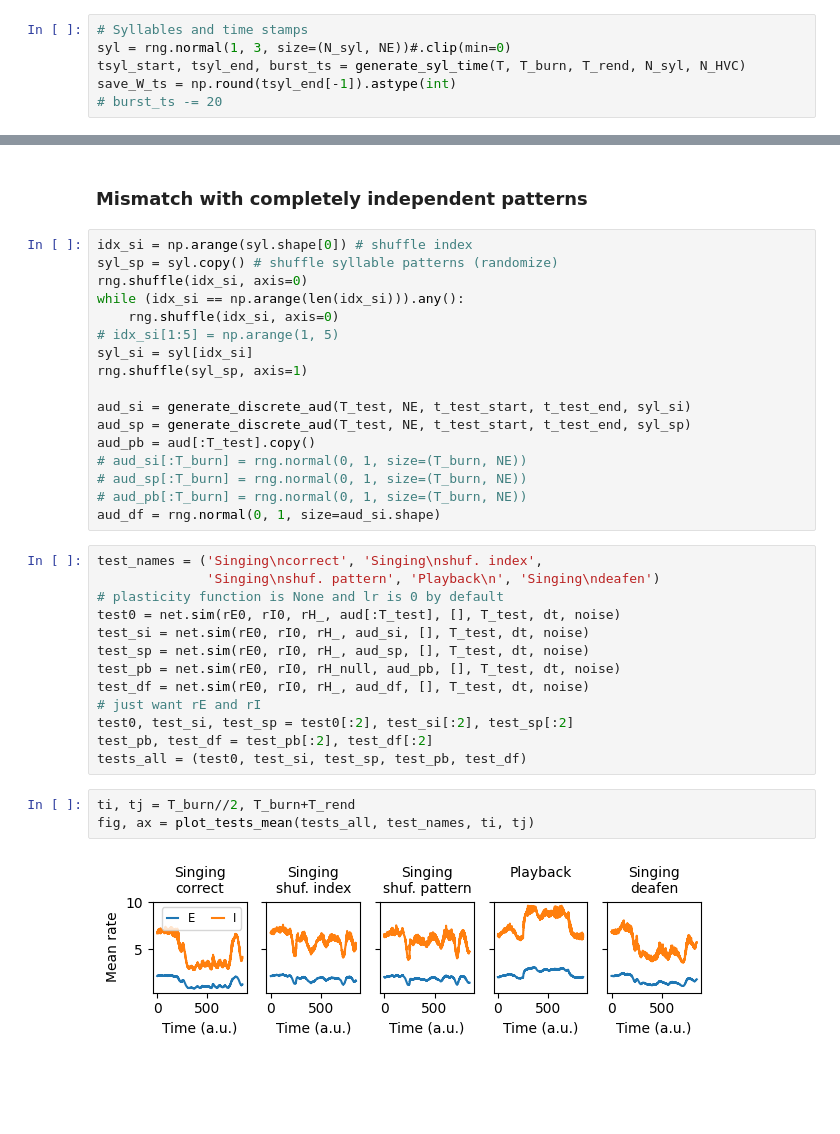
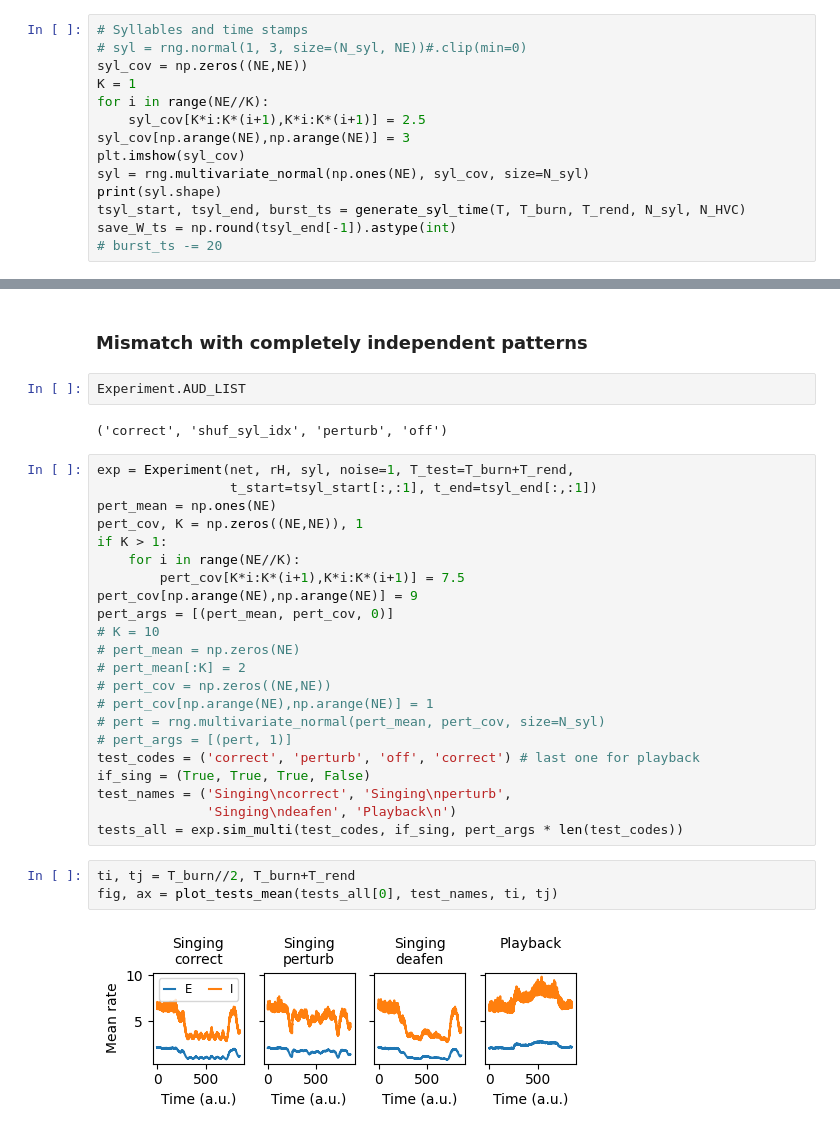
Before and after one commit to gongziyida/vocal-error-network, a Jupyter notebook: EI.ipynb, the cells around one changed output, grey strips where cells are left out. Saved outputs shown, nothing was run; the diff lists cells and outputs as text; blank space fills up the shorter version.

```diff
--- a/EI.ipynb
+++ b/EI.ipynb
@@ -21,7 +21,15 @@ T_burn = 500 # Burning
 T = T_burn + N_rend * T_rend # Total
 # %%
 # Syllables and time stamps
-syl = rng.normal(1, 3, size=(N_syl, NE))#.clip(min=0)
+# syl = rng.normal(1, 3, size=(N_syl, NE))#.clip(min=0)
+syl_cov = np.zeros((NE,NE))
+K = 1
+for i in range(NE//K):
+    syl_cov[K*i:K*(i+1),K*i:K*(i+1)] = 2.5
+syl_cov[np.arange(NE),np.arange(NE)] = 3
+plt.imshow(syl_cov)
+syl = rng.multivariate_normal(np.ones(NE), syl_cov, size=N_syl)
+print(syl.shape)
 tsyl_start, tsyl_end, burst_ts = generate_syl_time(T, T_burn, T_rend, N_syl, N_HVC)
 save_W_ts = np.round(tsyl_end[-1]).astype(int)
 # burst_ts -= 20
@@ -126,38 +138,34 @@ noise = 1
 # %% [markdown]
 ### Mismatch with completely independent patterns
-# %%
-idx_si = np.arange(syl.shape[0]) # shuffle index
-syl_sp = syl.copy() # shuffle syllable patterns (randomize)
-rng.shuffle(idx_si, axis=0)
-while (idx_si == np.arange(len(idx_si))).any():
-    rng.shuffle(idx_si, axis=0)
-# idx_si[1:5] = np.arange(1, 5)
-syl_si = syl[idx_si]
-rng.shuffle(syl_sp, axis=1)
-
-aud_si = generate_discrete_aud(T_test, NE, t_test_start, t_test_end, syl_si)
-aud_sp = generate_discrete_aud(T_test, NE, t_test_start, t_test_end, syl_sp)
-aud_pb = aud[:T_test].copy()
-# aud_si[:T_burn] = rng.normal(0, 1, size=(T_burn, NE))
-# aud_sp[:T_burn] = rng.normal(0, 1, size=(T_burn, NE))
-# aud_pb[:T_burn] = rng.normal(0, 1, size=(T_burn, NE))
-aud_df = rng.normal(0, 1, size=aud_si.shape)
-# %%
-test_names = ('Singing\ncorrect', 'Singing\nshuf. index',
-              'Singing\nshuf. pattern', 'Playback\n', 'Singing\ndeafen')
-# plasticity function is None and lr is 0 by default
-test0 = net.sim(rE0, rI0, rH_, aud[:T_test], [], T_test, dt, noise)
-test_si = net.sim(rE0, rI0, rH_, aud_si, [], T_test, dt, noise)
-test_sp = net.sim(rE0, rI0, rH_, aud_sp, [], T_test, dt, noise)
-test_pb = net.sim(rE0, rI0, rH_null, aud_pb, [], T_test, dt, noise)
-test_df = net.sim(rE0, rI0, rH_, aud_df, [], T_test, dt, noise)
-# just want rE and rI
-test0, test_si, test_sp = test0[:2], test_si[:2], test_sp[:2]
-test_pb, test_df = test_pb[:2], test_df[:2]
-tests_all = (test0, test_si, test_sp, test_pb, test_df)
+# %%
+Experiment.AUD_LIST
+# %% [output]
+('correct', 'shuf_syl_idx', 'perturb', 'off')
+# %%
+exp = Experiment(net, rH, syl, noise=1, T_test=T_burn+T_rend,
+                 t_start=tsyl_start[:,:1], t_end=tsyl_end[:,:1])
+pert_mean = np.ones(NE)
+pert_cov, K = np.zeros((NE,NE)), 1
+if K > 1:
+    for i in range(NE//K):
+        pert_cov[K*i:K*(i+1),K*i:K*(i+1)] = 7.5
+pert_cov[np.arange(NE),np.arange(NE)] = 9
+pert_args = [(pert_mean, pert_cov, 0)]
+# K = 10
+# pert_mean = np.zeros(NE)
+# pert_mean[:K] = 2
+# pert_cov = np.zeros((NE,NE))
+# pert_cov[np.arange(NE),np.arange(NE)] = 1
+# pert = rng.multivariate_normal(pert_mean, pert_cov, size=N_syl)
+# pert_args = [(pert, 1)]
+test_codes = ('correct', 'perturb', 'off', 'correct') # last one for playback
+if_sing = (True, True, True, False)
+test_names = ('Singing\ncorrect', 'Singing\nperturb',
+              'Singing\ndeafen', 'Playback\n')
+tests_all = exp.sim_multi(test_codes, if_sing, pert_args * len(test_codes))
 # %%
 ti, tj = T_burn//2, T_burn+T_rend
-fig, ax = plot_tests_mean(tests_all, test_names, ti, tj)
+fig, ax = plot_tests_mean(tests_all[0], test_names, ti, tj)
 # %% [output]
-[figure, old version]
+[figure, new version]
 # %%
```
Also changed, not shown: parts of 24 cells of this notebook, 18 other files.
